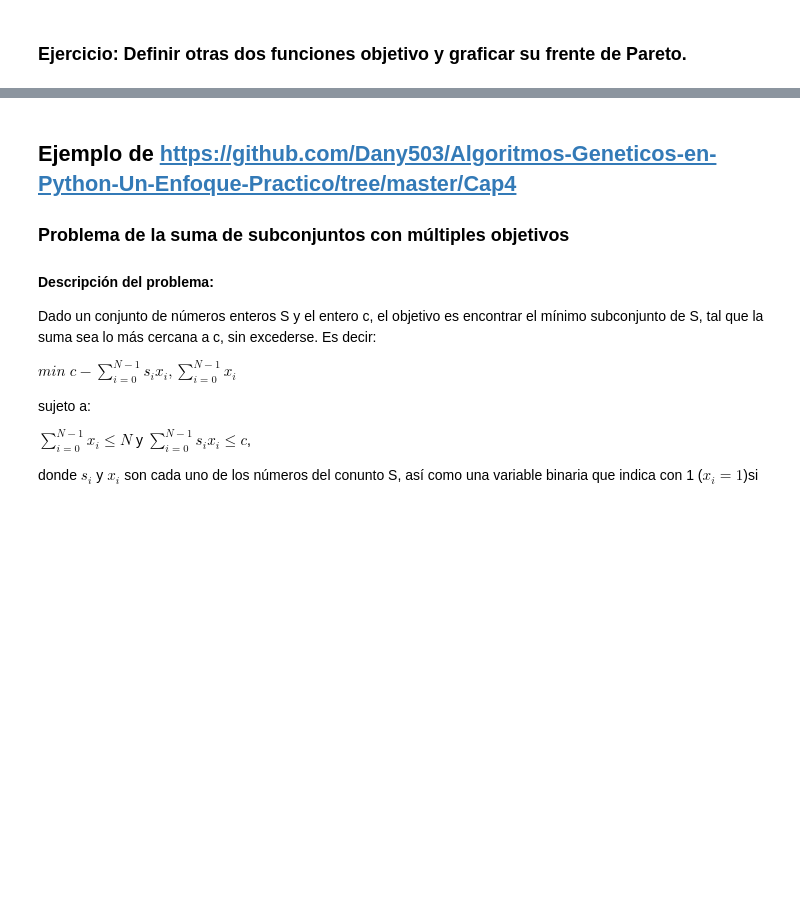
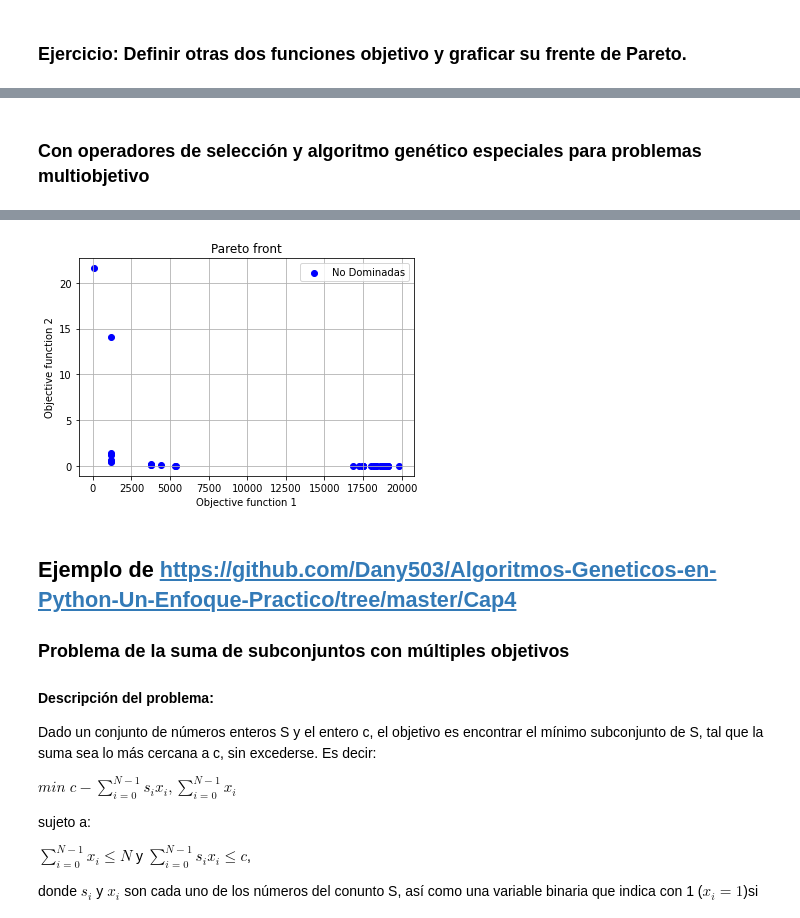
Before and after one commit to igomezv/ComputoEvolutivo, a Jupyter notebook: 6_5_Multiobjetivo.ipynb, the cells around one changed output, grey strips where cells are left out. Saved outputs shown, nothing was run; the diff lists cells and outputs as text; code cells hidden in the pictures; blank space fills up the shorter version.

```diff
--- a/6_5_Multiobjetivo.ipynb
+++ b/6_5_Multiobjetivo.ipynb
@@ -43,7 +43,7 @@ def objective1(individual):
     return sum(x**2 for x in individual)
 
 def objective2(individual):
-    return sum((x-2)**2 for x in individual)
+    return 10. / sum((x-2)**2 for x in individual)
 
 # Y las restricciones
 def constraint(individual):
@@ -505,0 +412,76 @@ gen     nevals  avg                                     min
+# %% [markdown]
+### Con operadores de selección y algoritmo genético especiales para problemas multiobjetivo
+# %%
+from deap import base, creator, tools, algorithms
+import random
+import numpy as np
+import matplotlib.pyplot as plt
+
+# Definimos los pesos de los objetivos. (1.0,) significa maximización.
+creator.create("FitnessMax", base.Fitness, weights=(1.0, 1.0))
+creator.create("Individual", list, fitness=creator.FitnessMax)
+
+# Creamos una caja de herramientas para la configuración de la evolución
+toolbox = base.Toolbox()
+
+# Registro de funciones de atributo, individuo y población
+toolbox.register("attr_float", random.uniform, -10, 10)  # cada atributo es un float en el rango [-10, 10]
+toolbox.register("individual", tools.initRepeat, creator.Individual, toolbox.attr_float, n=3)
+toolbox.register("population", tools.initRepeat, list, toolbox.individual)
+
+# Registro de funciones de evolución
+toolbox.register("mate", tools.cxTwoPoint)
+toolbox.register("mutate", tools.mutGaussian, mu=0, sigma=1, indpb=0.1)
+toolbox.register("select", tools.selNSGA2)
+
+# Definimos las funciones objetivo
+def objective1(individual):
+    return sum(x**2 for x in individual) # maximizar la suma de los elementos
+
+def objective2(individual):
+    return len(individual) / sum((x**3+1) for x in individual)  # maximizar la inversa de la suma de los elementos incrementados
+
+# Y las restricciones
+def constraint(individual):
+    # La suma de los valores del individuo debe ser menor o igual a 2
+    if sum(individual) <= 2:
+        return True,
+    return False,
+
+toolbox.register("evaluate", lambda ind: (objective1(ind), objective2(ind)))
+toolbox.decorate("evaluate", tools.DeltaPenality(constraint, 100))  # imponemos una penalidad si la restricción no se cumple
+
+random.seed(64)
+NGEN = 500
+# MU = 50
+# LAMBDA = 100
+CXPB = 0.7
+MUTPB = 0.3
+MU = 50
+LAMBDA = 100
+pop = toolbox.population(n=MU)
+hof = tools.ParetoFront()
+stats = tools.Statistics(lambda ind: ind.fitness.values)
+stats.register("avg", np.mean, axis=0)
+# stats.register("std", np.std, axis=0)
+stats.register("min", np.min, axis=0)
+# stats.register("max", np.max, axis=0)
+
+pop, logbook = algorithms.eaMuPlusLambda(pop, toolbox, MU, LAMBDA, CXPB, MUTPB, NGEN, stats,
+                                         halloffame=hof)
+# Extraer todas las soluciones generadas
+all_solutions = np.array([ind.fitness.values for ind in pop])
+
+# Extraer las soluciones no dominantes (frente de Pareto)
+non_dominated_solutions = np.array([ind.fitness.values for ind in hof])
+
+# Graficar el frente de Pareto y las soluciones dominantes
+plt.scatter(non_dominated_solutions[:,0], non_dominated_solutions[:,1], c="b", label='No Dominadas')
+plt.axis("tight")
+plt.xlabel('Objective function 1')
+plt.ylabel('Objective function 2')
+plt.title('Pareto front')
+plt.grid(True)
+plt.legend()
+plt.show()
+# %% [output]
@@ -506,3 +505,4 @@ gen     nevals  avg                                     min
+[figure, added]
 # %% [markdown]
 ## Ejemplo de https://github.com/Dany503/Algoritmos-Geneticos-en-Python-Un-Enfoque-Practico/tree/master/Cap4
 
```
Also changed, not shown: parts of 12 cells of this notebook, 2 other files.
